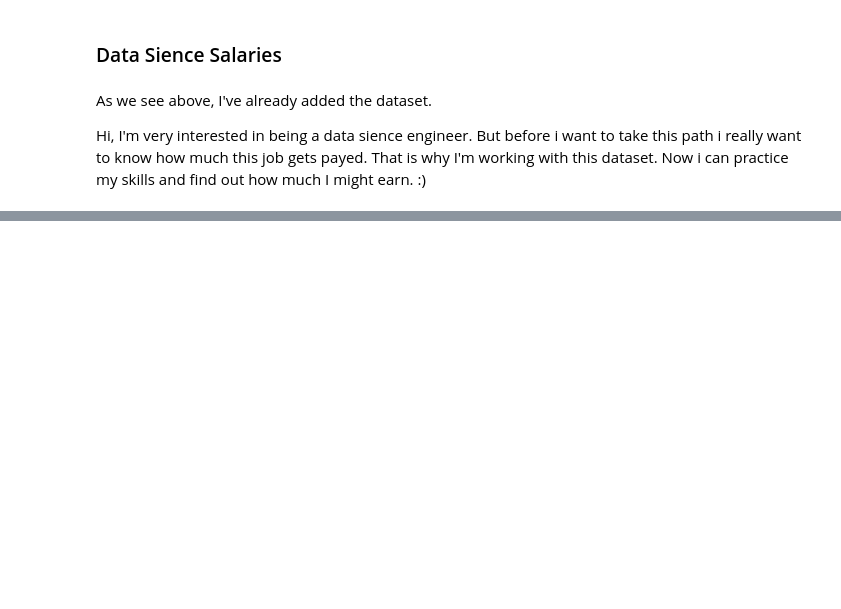
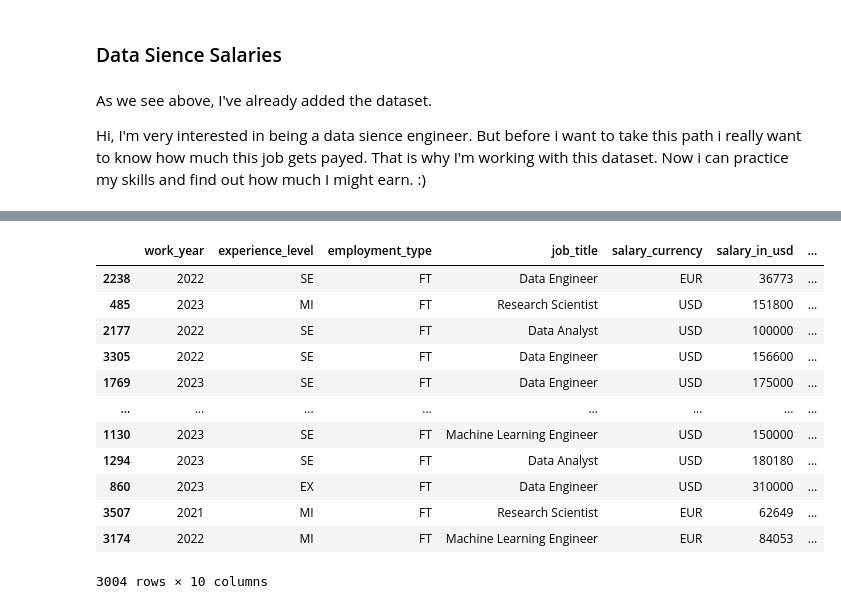
Before and after one commit to alexxtodea/DataAnalytics, a Jupyter notebook: DataSienceSalaries/DSSalaries.ipynb, the cells around one changed output, grey strips where cells are left out. Drawn from its saved outputs; the diff is of its cells as text; code cells hidden in the pictures; blank space fills up the shorter version.

```diff
--- a/DataSienceSalaries/DSSalaries.ipynb
+++ b/DataSienceSalaries/DSSalaries.ipynb
@@ -37,0 +117,21 @@ def segment_job_title(job_title):
+# %%
+X = salariesDC.drop('salary', axis=1)  # Assuming 'salary' is the target variable
+y = salariesDC['salary']
+
+X_train, X_test, y_train, y_test = train_test_split(X, y, test_size=0.2, random_state=42)
+
+X_train  # Print the training features
+# %% [output]
+|  | work_year | experience_level | employment_type | job_title | salary_currency | salary_in_usd | ... |
+| 2238 | 2022 | SE | FT | Data Engineer | EUR | 36773 | ... |
+| 485 | 2023 | MI | FT | Research Scientist | USD | 151800 | ... |
+| 2177 | 2022 | SE | FT | Data Analyst | USD | 100000 | ... |
+| 3305 | 2022 | SE | FT | Data Engineer | USD | 156600 | ... |
+| 1769 | 2023 | SE | FT | Data Engineer | USD | 175000 | ... |
+| ... | ... | ... | ... | ... | ... | ... | ... |
+| 1130 | 2023 | SE | FT | Machine Learning Engineer | USD | 150000 | ... |
+| 1294 | 2023 | SE | FT | Data Analyst | USD | 180180 | ... |
+| 860 | 2023 | EX | FT | Data Engineer | USD | 310000 | ... |
+| 3507 | 2021 | MI | FT | Research Scientist | EUR | 62649 | ... |
+| 3174 | 2022 | MI | FT | Machine Learning Engineer | EUR | 84053 | ... |
+3004 rows × 10 columns
```
Also changed, not shown: parts of 17 cells of this notebook.
